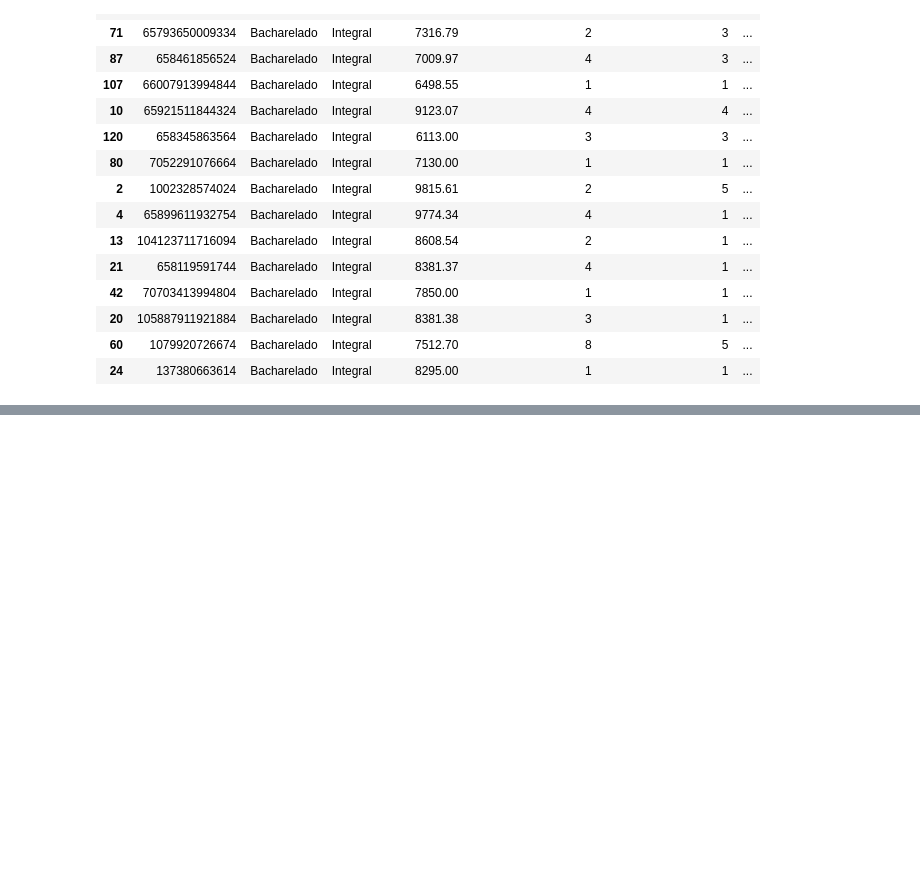
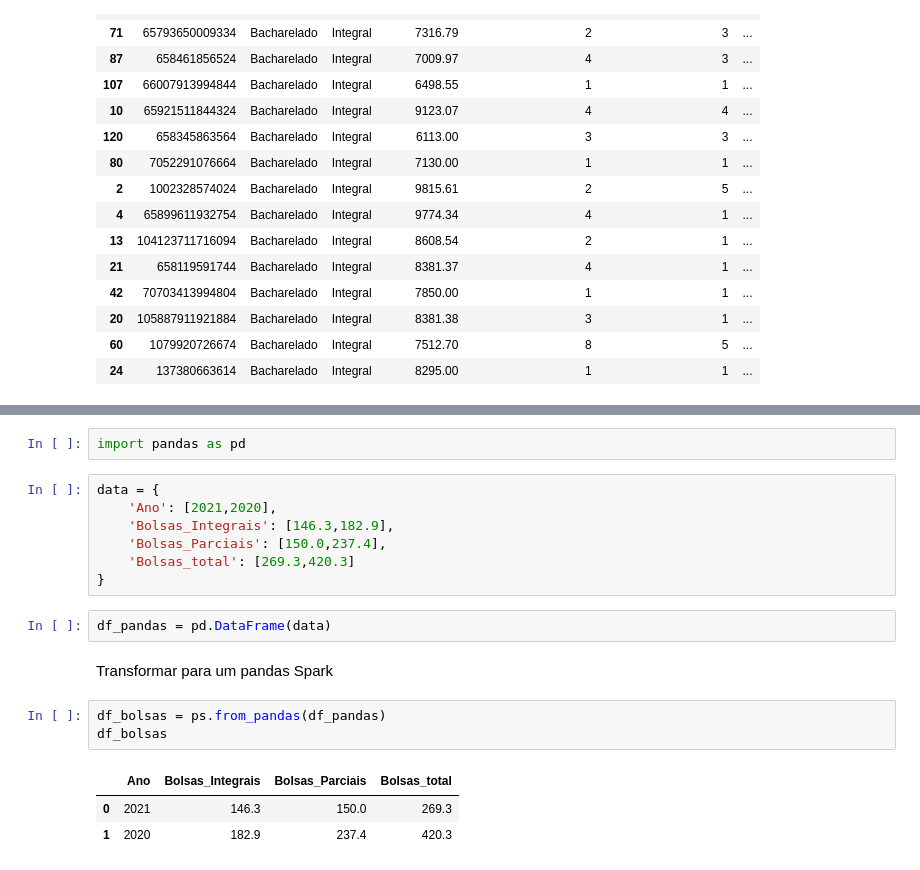
Before and after one commit to Uill-Iam/Estudo, a Jupyter notebook: Python/Databrics/Analise_de_dados/prouni_estudo.ipynb, the cells around one changed output, grey strips where cells are left out. Cells and saved outputs as stored; diff of their text form; blank space fills up the shorter version.

```diff
--- a/Python/Databrics/Analise_de_dados/prouni_estudo.ipynb
+++ b/Python/Databrics/Analise_de_dados/prouni_estudo.ipynb
@@ -520,3 +522,23 @@ ORDER BY nota_media DESC
 notas_ordenadas.plot.bar(x='sigla',y='nota_media')
 # %% [output]
 [interactive output not drawn]
+# %%
+import pandas as pd
+# %%
+data = {
+    'Ano': [2021,2020],
+    'Bolsas_Integrais': [146.3,182.9],
+    'Bolsas_Parciais': [150.0,237.4],
+    'Bolsas_total': [269.3,420.3]
+}
+# %%
+df_pandas = pd.DataFrame(data)
+# %% [markdown]
+Transformar para um pandas Spark
+# %%
+df_bolsas = ps.from_pandas(df_pandas)
+df_bolsas
+# %% [output]
+|  | Ano | Bolsas_Integrais | Bolsas_Parciais | Bolsas_total |
+| 0 | 2021 | 146.3 | 150.0 | 269.3 |
+| 1 | 2020 | 182.9 | 237.4 | 420.3 |
```
Also changed, not shown: parts of 35 cells of this notebook, 1 other file.
